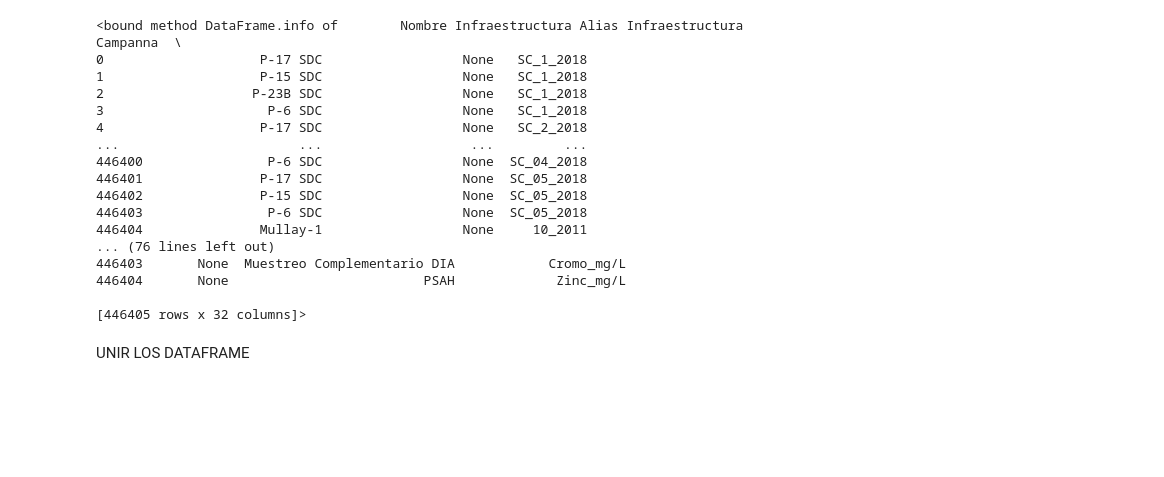
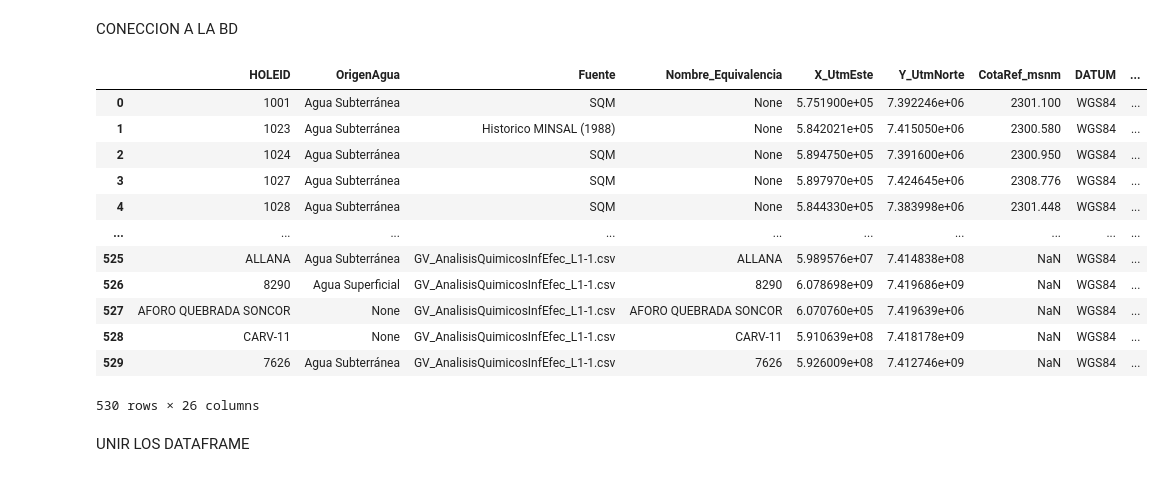
Before and after one commit to franciscoalejandro898/Tecnolog-a_Flow, a Jupyter notebook: SQM-HQ-ACT/pivot_table.ipynb, the cells around one changed output. Drawn from its saved outputs; the diff is of its cells as text; code cells hidden in the pictures; blank space fills up the shorter version.

```diff
--- a/SQM-HQ-ACT/pivot_table.ipynb
+++ b/SQM-HQ-ACT/pivot_table.ipynb
@@ -1,3 +1,5 @@
+# %% [markdown]
+CONECCION A LA BD
 # %%
 import psycopg2
 from sqlalchemy import create_engine
@@ -24,26 +26,22 @@ table_name2 = 'SQM-Infraestructuras'
 
 df_concentraciones = pd.read_sql_table(table_name1, con=engine)#Trae la tabla de la bda un dataframe
 df_infraestructuras = pd.read_sql_table(table_name2, con=engine)#
-# %%
-df_concentraciones.info
-# %% [output]
-<bound method DataFrame.info of        Nombre Infraestructura Alias Infraestructura    Campanna  \
-0                    P-17 SDC                  None   SC_1_2018
-1                    P-15 SDC                  None   SC_1_2018
-2                   P-23B SDC                  None   SC_1_2018
-3                     P-6 SDC                  None   SC_1_2018
-4                    P-17 SDC                  None   SC_2_2018
-...                       ...                   ...         ...
-446400                P-6 SDC                  None  SC_04_2018
-446401               P-17 SDC                  None  SC_05_2018
-446402               P-15 SDC                  None  SC_05_2018
-446403                P-6 SDC                  None  SC_05_2018
-446404               Mullay-1                  None     10_2011
-... (76 lines left out)
-446403       None  Muestreo Complementario DIA            Cromo_mg/L
-446404       None                         PSAH             Zinc_mg/L
-
-[446405 rows x 32 columns]>
+# %%
+df_infraestructuras
+# %% [output]
+|  | HOLEID | OrigenAgua | Fuente | Nombre_Equivalencia | X_UtmEste | Y_UtmNorte | CotaRef_msnm | DATUM | ... |
+| 0 | 1001 | Agua Subterránea | SQM | None | 5.751900e+05 | 7.392246e+06 | 2301.100 | WGS84 | ... |
+| 1 | 1023 | Agua Subterránea | Historico MINSAL (1988) | None | 5.842021e+05 | 7.415050e+06 | 2300.580 | WGS84 | ... |
+| 2 | 1024 | Agua Subterránea | SQM | None | 5.894750e+05 | 7.391600e+06 | 2300.950 | WGS84 | ... |
+| 3 | 1027 | Agua Subterránea | SQM | None | 5.897970e+05 | 7.424645e+06 | 2308.776 | WGS84 | ... |
+| 4 | 1028 | Agua Subterránea | SQM | None | 5.844330e+05 | 7.383998e+06 | 2301.448 | WGS84 | ... |
+| ... | ... | ... | ... | ... | ... | ... | ... | ... | ... |
+| 525 | ALLANA | Agua Subterránea | GV_AnalisisQuimicosInfEfec_L1-1.csv | ALLANA | 5.989576e+07 | 7.414838e+08 | NaN | WGS84 | ... |
+| 526 | 8290 | Agua Superficial | GV_AnalisisQuimicosInfEfec_L1-1.csv | 8290 | 6.078698e+09 | 7.419686e+09 | NaN | WGS84 | ... |
+| 527 | AFORO QUEBRADA SONCOR | None | GV_AnalisisQuimicosInfEfec_L1-1.csv | AFORO QUEBRADA SONCOR | 6.070760e+05 | 7.419639e+06 | NaN | WGS84 | ... |
+| 528 | CARV-11 | None | GV_AnalisisQuimicosInfEfec_L1-1.csv | CARV-11 | 5.910639e+08 | 7.418178e+09 | NaN | WGS84 | ... |
+| 529 | 7626 | Agua Subterránea | GV_AnalisisQuimicosInfEfec_L1-1.csv | 7626 | 5.926009e+08 | 7.412746e+09 | NaN | WGS84 | ... |
+530 rows × 26 columns
 # %% [markdown]
 UNIR LOS DATAFRAME
 # %%
```
Also changed, not shown: parts of 132 cells of this notebook, 17 other files.
